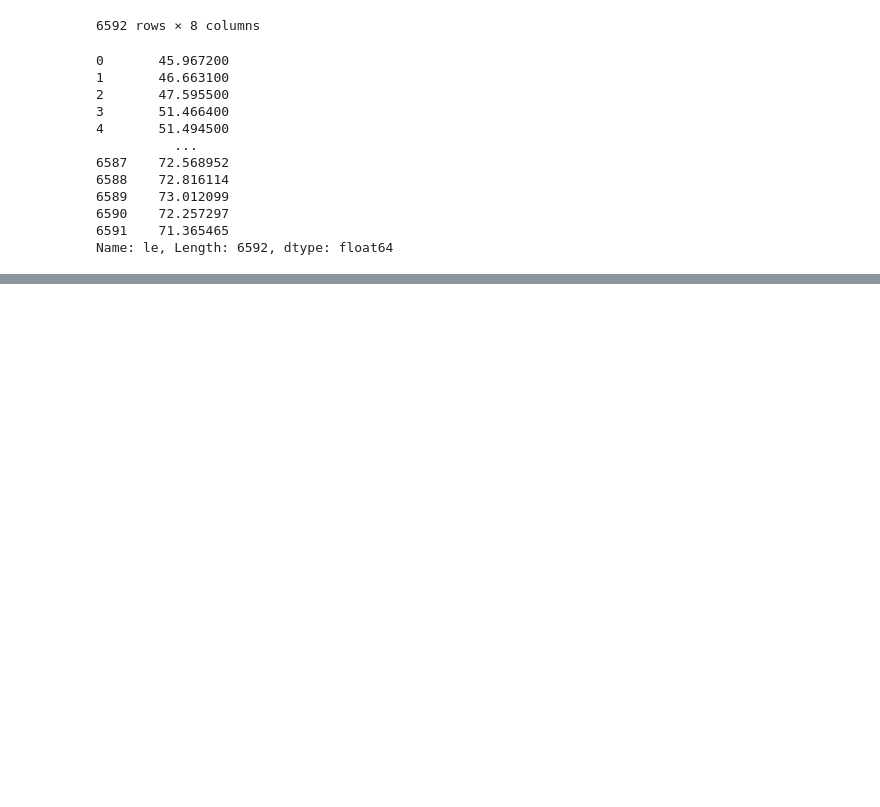
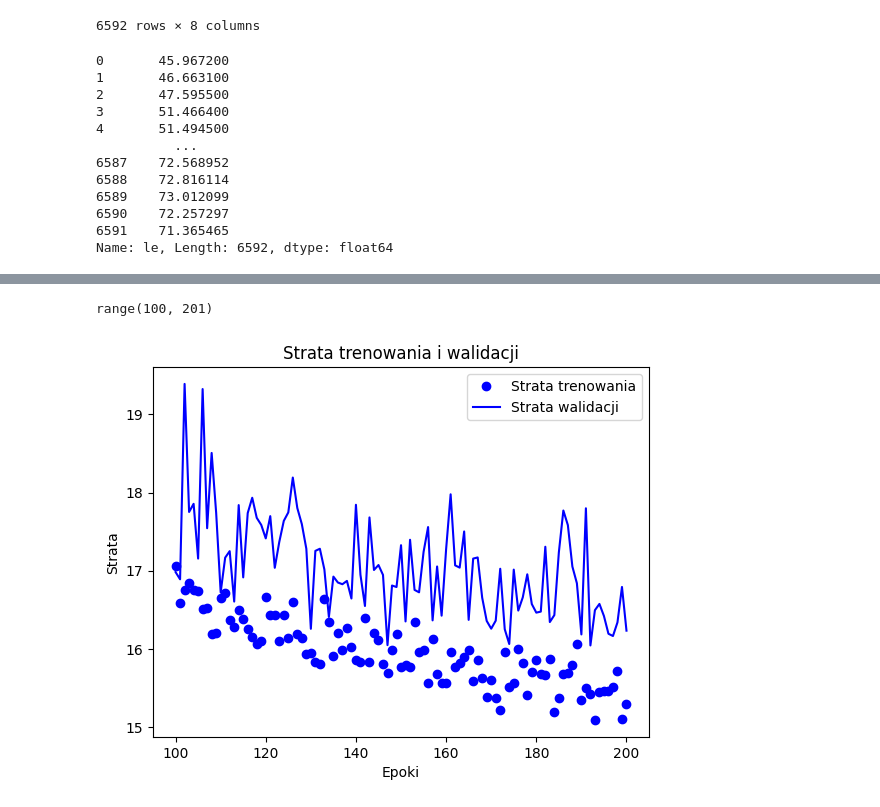
Before and after one commit to piotrlupinski/ZSSI, a Jupyter notebook: Trenowanie i Ewaluacja/trenowanie.ipynb, the cells around one changed output, grey strips where cells are left out. Saved outputs shown, nothing was run; the diff lists cells and outputs as text; code cells hidden in the pictures; blank space fills up the shorter version.

```diff
--- a/Trenowanie i Ewaluacja/trenowanie.ipynb
+++ b/Trenowanie i Ewaluacja/trenowanie.ipynb
@@ -279,3 +229,19 @@ Epoch 50/50
+# %%
+start = 100
+loss = history.history['loss']
+val_loss = history.history['val_loss']
+epochs = range(start, len(loss) + 1)
+print(epochs)
+plt.plot(epochs, loss[start-1:], 'bo', label='Strata trenowania')
+plt.plot(epochs, val_loss[start-1:], 'b', label='Strata walidacji')
+plt.title('Strata trenowania i walidacji')
+plt.xlabel('Epoki')
+plt.ylabel('Strata')
+plt.legend()
+plt.show()
+# %% [output]
+range(100, 201)
+[figure, added]
 # %%
 test_loss = model.evaluate(X_test, y_test)
 print(f'Test Loss: {test_loss}')
```
Also changed, not shown: parts of 15 cells of this notebook.
